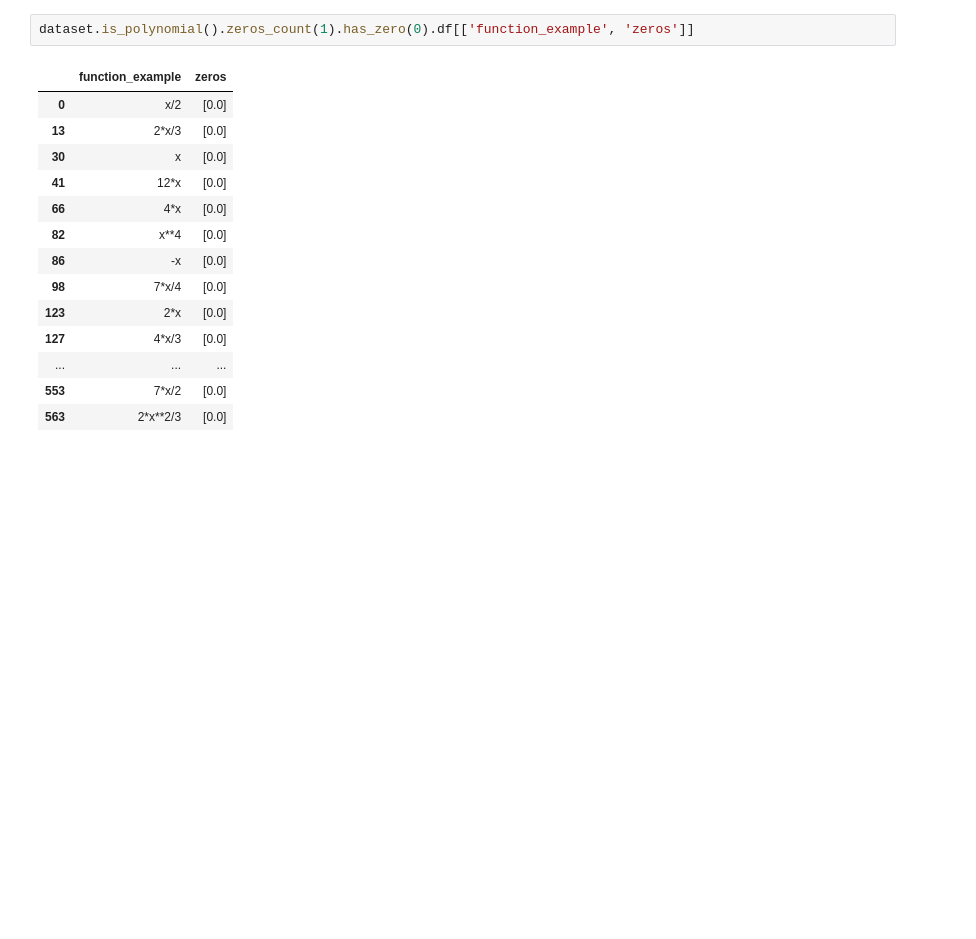
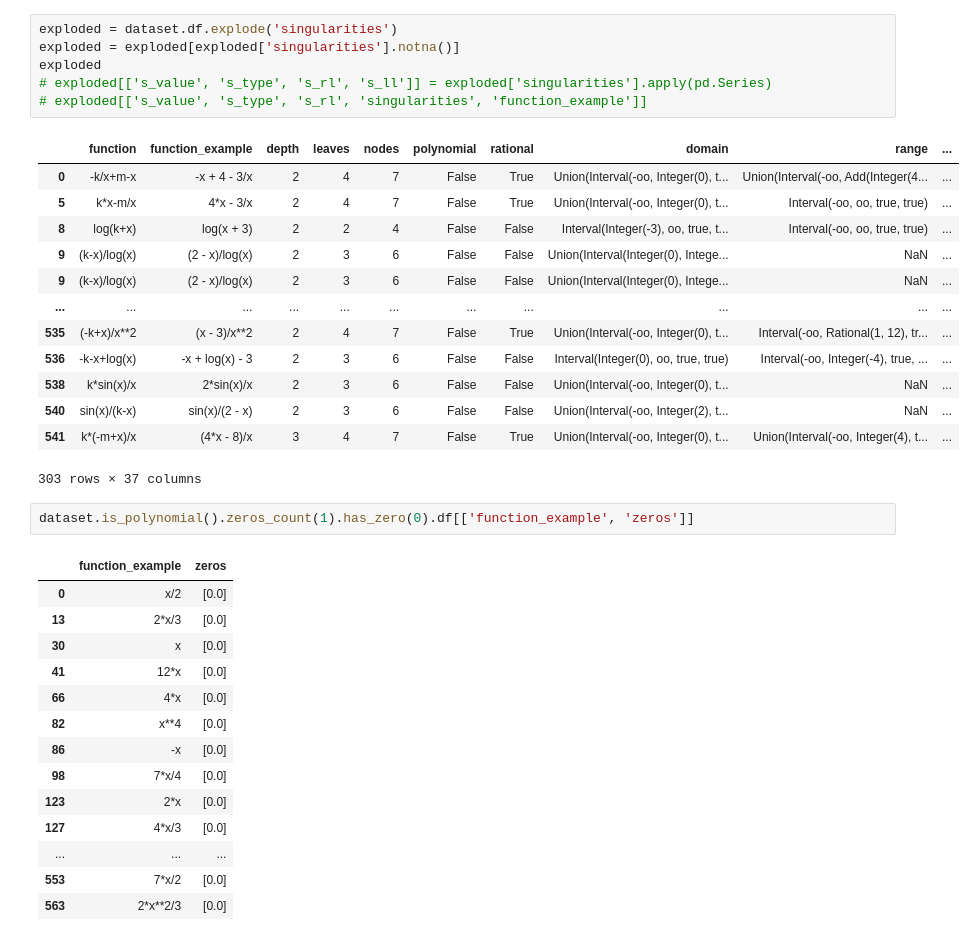
Before and after one commit to georgdonner/ma-notebooks, a Jupyter notebook: Pyrope-Test.ipynb, the cells around one changed output. Cells and saved outputs as stored; diff of their text form; blank space fills up the shorter version.

```diff
--- a/Pyrope-Test.ipynb
+++ b/Pyrope-Test.ipynb
@@ -8,3 +26,23 @@ dataset = Dataset()
+# %%
+exploded = dataset.df.explode('singularities')
+exploded = exploded[exploded['singularities'].notna()]
+exploded
+# exploded[['s_value', 's_type', 's_rl', 's_ll']] = exploded['singularities'].apply(pd.Series)
+# exploded[['s_value', 's_type', 's_rl', 'singularities', 'function_example']]
+# %% [output]
+|  | function | function_example | depth | leaves | nodes | polynomial | rational | domain | range | ... |
+| 0 | -k/x+m-x | -x + 4 - 3/x | 2 | 4 | 7 | False | True | Union(Interval(-oo, Integer(0), t... | Union(Interval(-oo, Add(Integer(4... | ... |
+| 5 | k*x-m/x | 4*x - 3/x | 2 | 4 | 7 | False | True | Union(Interval(-oo, Integer(0), t... | Interval(-oo, oo, true, true) | ... |
+| 8 | log(k+x) | log(x + 3) | 2 | 2 | 4 | False | False | Interval(Integer(-3), oo, true, t... | Interval(-oo, oo, true, true) | ... |
+| 9 | (k-x)/log(x) | (2 - x)/log(x) | 2 | 3 | 6 | False | False | Union(Interval(Integer(0), Intege... | NaN | ... |
+| 9 | (k-x)/log(x) | (2 - x)/log(x) | 2 | 3 | 6 | False | False | Union(Interval(Integer(0), Intege... | NaN | ... |
+| ... | ... | ... | ... | ... | ... | ... | ... | ... | ... | ... |
+| 535 | (-k+x)/x**2 | (x - 3)/x**2 | 2 | 4 | 7 | False | True | Union(Interval(-oo, Integer(0), t... | Interval(-oo, Rational(1, 12), tr... | ... |
+| 536 | -k-x+log(x) | -x + log(x) - 3 | 2 | 3 | 6 | False | False | Interval(Integer(0), oo, true, true) | Interval(-oo, Integer(-4), true, ... | ... |
+| 538 | k*sin(x)/x | 2*sin(x)/x | 2 | 3 | 6 | False | False | Union(Interval(-oo, Integer(0), t... | NaN | ... |
+| 540 | sin(x)/(k-x) | sin(x)/(2 - x) | 2 | 3 | 6 | False | False | Union(Interval(-oo, Integer(2), t... | NaN | ... |
+| 541 | k*(-m+x)/x | (4*x - 8)/x | 3 | 4 | 7 | False | True | Union(Interval(-oo, Integer(0), t... | Union(Interval(-oo, Integer(4), t... | ... |
+303 rows × 37 columns
 # %%
 dataset.is_polynomial().zeros_count(1).has_zero(0).df[['function_example', 'zeros']]
 # %% [output]
```
Also changed, not shown: parts of 2 cells of this notebook, 6 other files.
